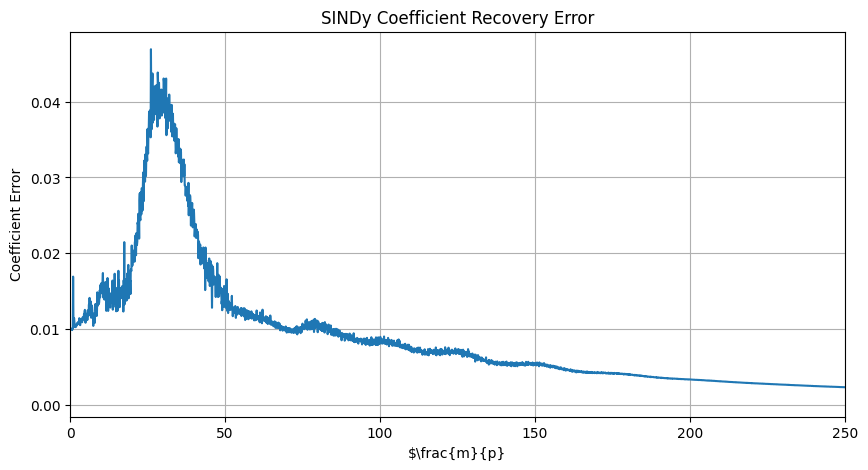
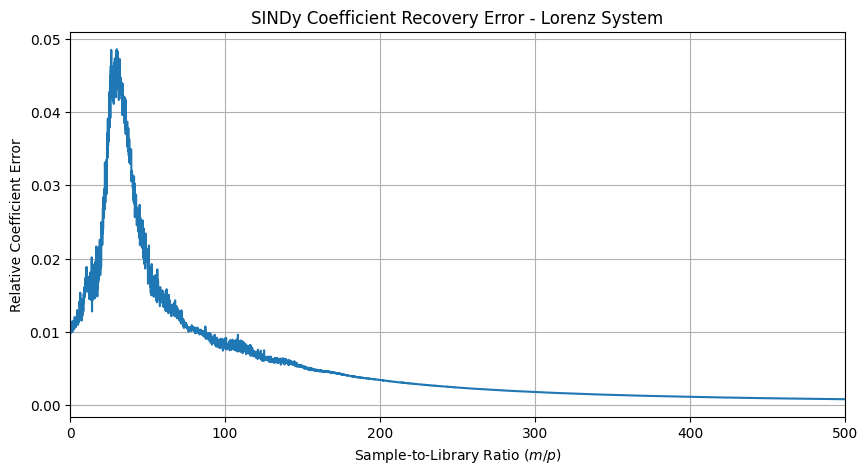
The change to this notebook cell's code, shown as a diff; its figure went from the first image to the second:
--- before
+++ after
@@ -2,8 +2,8 @@
 plt.plot(amountOfData/lorenz_p, coef_error_lorenz/100)
 # plt.plot(amountOfData/p, coef_error/100)
-plt.xlim(0,250)
-plt.xlabel("$\\frac{m}{p}")
-plt.ylabel("Coefficient Error")
-plt.title("SINDy Coefficient Recovery Error")
+plt.xlim(0,500)
+plt.xlabel("Sample-to-Library Ratio ($m/p$)")
+plt.ylabel("Relative Coefficient Error")
+plt.title("SINDy Coefficient Recovery Error - Lorenz System")
 plt.grid(True)
 # plt.yscale("log")

Commit: stuff